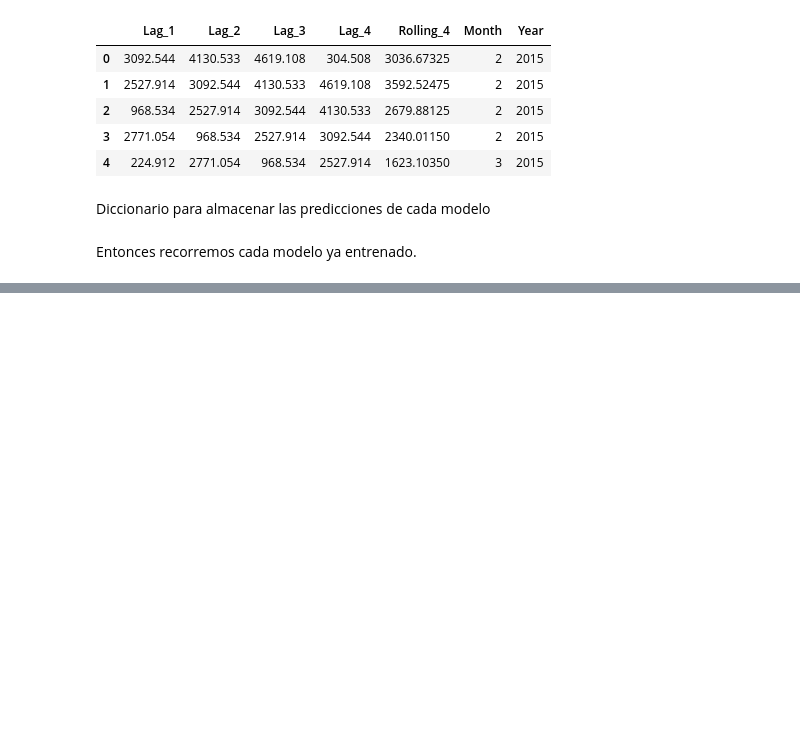
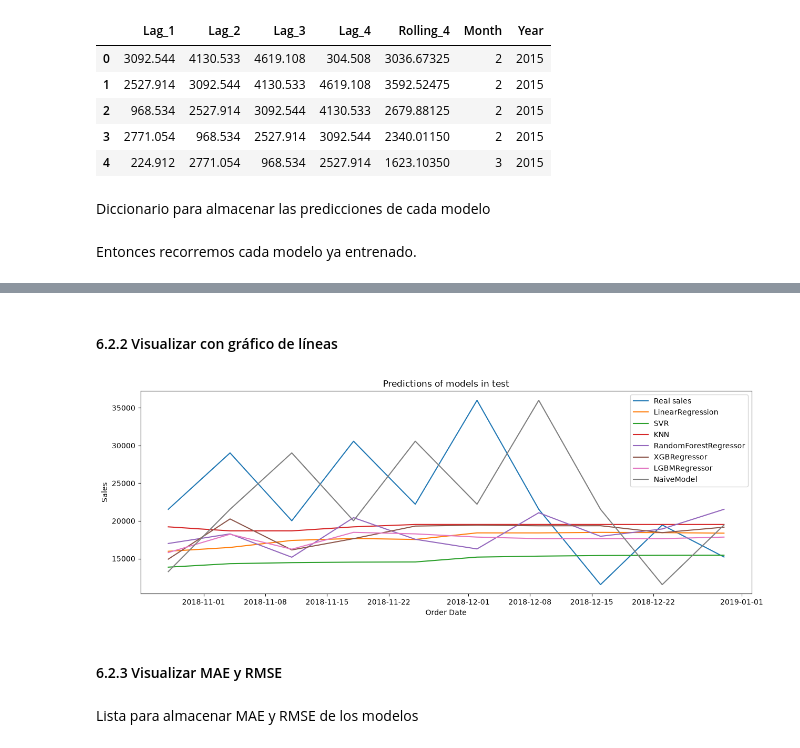
Before and after one commit to charligram/1_analisis_ventas, a Jupyter notebook: notebooks/03_modeling.ipynb, the cells around one changed output, grey strips where cells are left out. Drawn from its saved outputs; the diff is of its cells as text; code cells hidden in the pictures; blank space fills up the shorter version.

Commit message:
Evaluation perform in test with plots

```diff
--- a/notebooks/03_modeling.ipynb
+++ b/notebooks/03_modeling.ipynb
@@ -520,7 +522,8 @@ for model_name, model_object in models_trained.items():
         historial.append(prediction)
 
         # Ahora guardamos en el diccionario de predicciones cada prediccion del modelo
-        models_predictions_dict[model_name].append(prediction)
+        # Ojo que para el diccionario lo guardamos como float, ya que si no, siguen siendo float de numpy
+        models_predictions_dict[model_name].append(float(prediction))
 
 print(models_predictions_dict)
 # %% [output]
@@ -527,0 +537,7 @@ print(models_predictions_dict)
+# %%
+df_predictions = pd.DataFrame(models_predictions_dict)
+
+y_pred_naive = df['Sales'].shift(1)[-len(y_pred):].values
+df_predictions['NaiveModel'] = y_pred_naive
+
+df_predictions
@@ -527,0 +572,3 @@ print(models_predictions_dict)
+# %%
+df_to_predict = df.iloc[-len(y_test):]
+df_to_predict
@@ -527,0 +589,3 @@ print(models_predictions_dict)
+# %%
+df_predictions['Order Date'] = df_to_predict['Order Date'].values
+df_predictions
@@ -527,0 +604,31 @@ print(models_predictions_dict)
+# %% [markdown]
+#### 6.2.2 Visualizar con gráfico de líneas
+# %%
+plt.figure(figsize=(15, 5))
+
+plt.plot(
+    df_to_predict['Order Date'],
+    df_to_predict['Sales'],
+    label='Real sales'
+)
+
+for model_name in df_predictions.drop(columns=['Order Date']).columns:
+    plt.plot(
+    df_predictions['Order Date'],
+    df_predictions[model_name],
+    label=model_name
+)
+
+plt.legend()
+
+plt.title('Predictions of models in test')
+plt.xlabel('Order Date')
+plt.ylabel('Sales')
+
+plt.show()
+# %% [output]
+[figure, added]
+# %% [markdown]
+#### 6.2.3 Visualizar MAE y RMSE
+# %% [markdown]
+Lista para almacenar MAE y RMSE de los modelos
```
Also changed, not shown: parts of 15 cells of this notebook.
